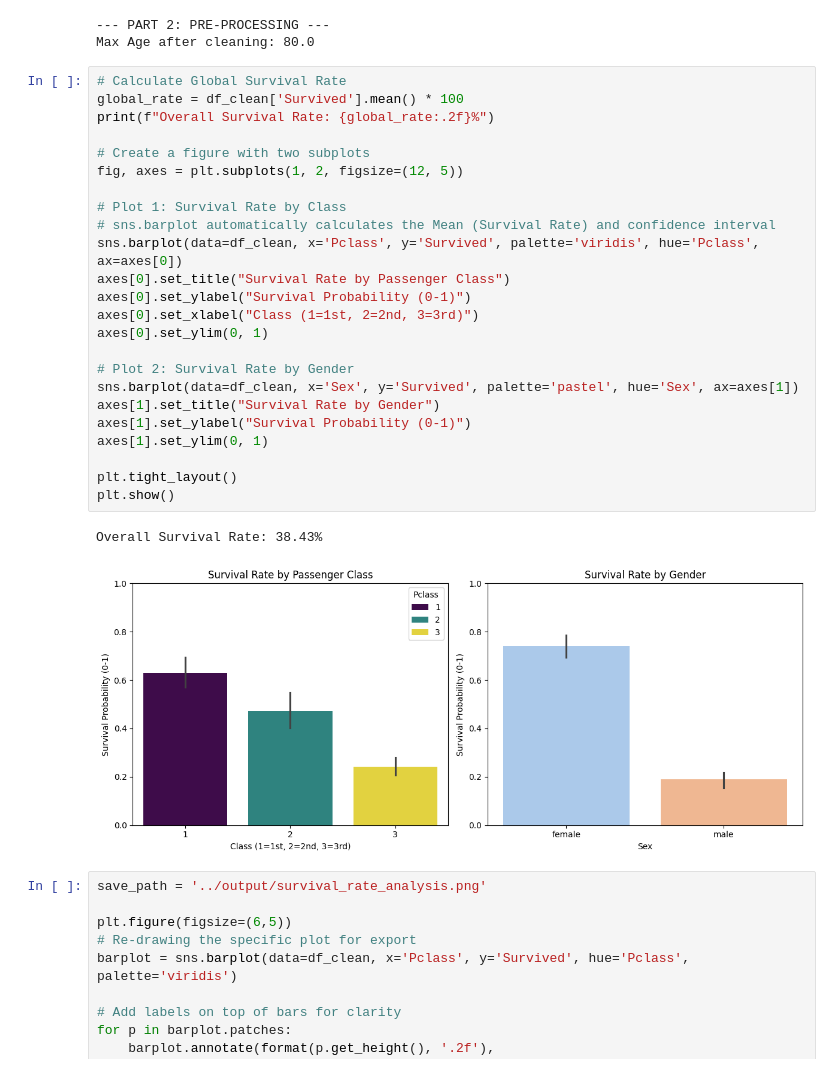
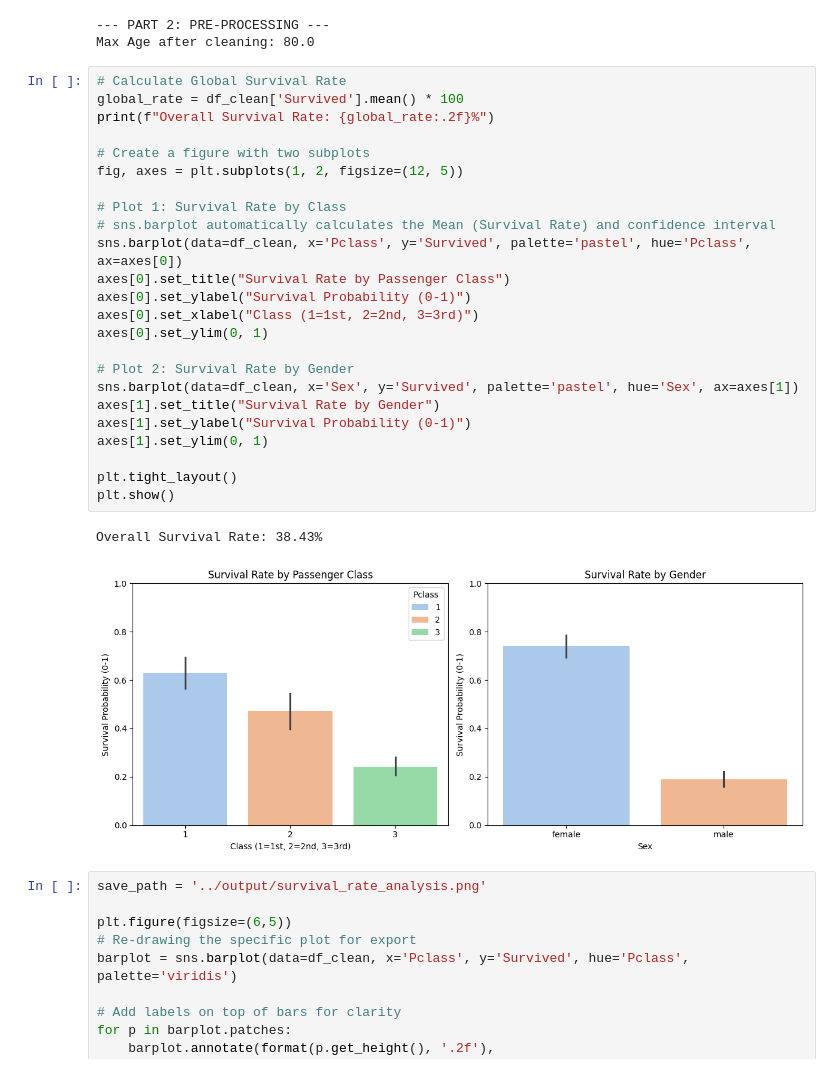
Before and after one commit to detiuaveiro/tia, a Jupyter notebook: classes/class_11/02_support/titanic/notebooks/titanic.ipynb, the cells around one changed output. Cells and saved outputs as stored; diff of their text form.

```diff
--- a/classes/class_11/02_support/titanic/notebooks/titanic.ipynb
+++ b/classes/class_11/02_support/titanic/notebooks/titanic.ipynb
@@ -50,30 +50,30 @@ Max Age after cleaning: 80.0
 # %%
 # Calculate Global Survival Rate
 global_rate = df_clean['Survived'].mean() * 100
 print(f"Overall Survival Rate: {global_rate:.2f}%")
 
 # Create a figure with two subplots
 fig, axes = plt.subplots(1, 2, figsize=(12, 5))
 
 # Plot 1: Survival Rate by Class
 # sns.barplot automatically calculates the Mean (Survival Rate) and confidence interval
-sns.barplot(data=df_clean, x='Pclass', y='Survived', palette='viridis', hue='Pclass', ax=axes[0])
+sns.barplot(data=df_clean, x='Pclass', y='Survived', palette='pastel', hue='Pclass', ax=axes[0])
 axes[0].set_title("Survival Rate by Passenger Class")
 axes[0].set_ylabel("Survival Probability (0-1)")
 axes[0].set_xlabel("Class (1=1st, 2=2nd, 3=3rd)")
 axes[0].set_ylim(0, 1)
 
 # Plot 2: Survival Rate by Gender
 sns.barplot(data=df_clean, x='Sex', y='Survived', palette='pastel', hue='Sex', ax=axes[1])
 axes[1].set_title("Survival Rate by Gender")
 axes[1].set_ylabel("Survival Probability (0-1)")
 axes[1].set_ylim(0, 1)
 
 plt.tight_layout()
 plt.show()
 # %% [output]
 Overall Survival Rate: 38.43%
-[figure, old version]
+[figure, new version]
 # %%
 save_path = '../output/survival_rate_analysis.png'
 
```
Also changed, not shown: 2 other files.
